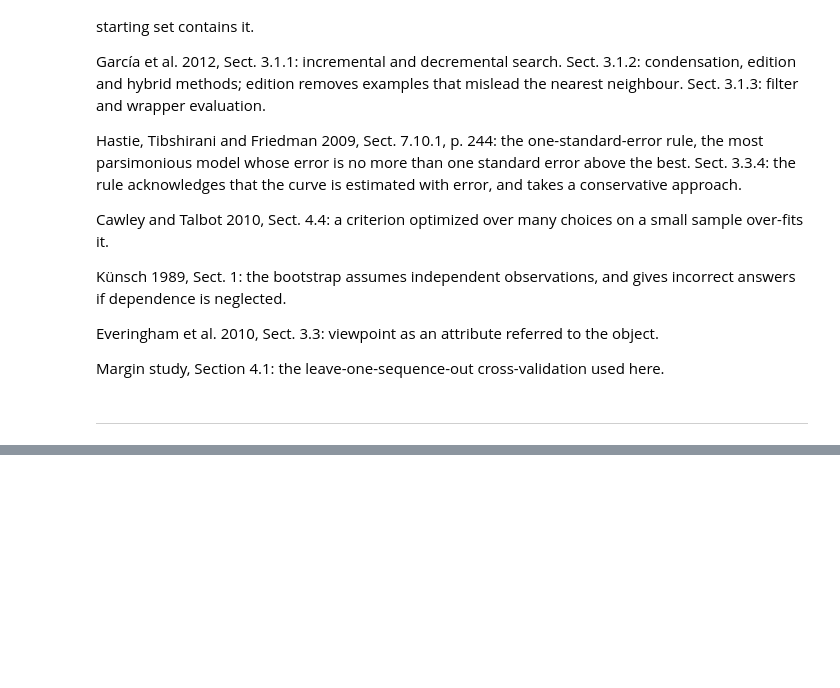
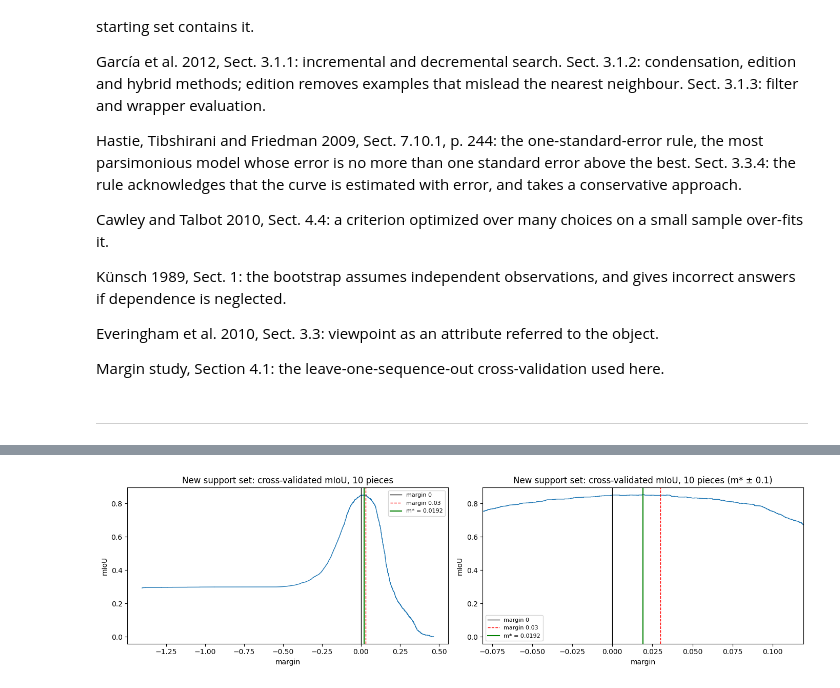
Before and after one commit to xrushofblood/vad_project, a Jupyter notebook: notebooks/phase_1_support_set_v2_study.ipynb, the cells around one changed output, grey strips where cells are left out. Cells and saved outputs as stored; diff of their text form; code cells hidden in the pictures; blank space fills up the shorter version.

Commit message:
Support-set study on V2: Section 7, margin of the new support set

```diff
--- a/notebooks/phase_1_support_set_v2_study.ipynb
+++ b/notebooks/phase_1_support_set_v2_study.ipynb
@@ -1331,0 +1460,18 @@ Margin study, Section 4.1: the leave-one-sequence-out cross-validation used here
+# %%
+# 7.2 The curve: cross-validated mIoU (10 pieces) against the margin, full range and around m*
+miou, lower, upper = CURVE_NEW["10 pieces"]
+fig, axes = plt.subplots(1, 2, figsize=(14, 4))
+for ax, zoom in zip(axes, [None, 0.1]):
+    ax.step(upper[::-1], miou[::-1], where="pre", linewidth=1)            # mIoU of step k holds up to upper[k]
+    ax.axvline(0.0, color="black", linewidth=1, label="margin 0")
+    ax.axvline(0.03, color="red", linestyle="--", linewidth=1, label="margin 0.03")
+    ax.axvline(NEW_MARGIN, color="green", linewidth=1.5, label=f"m* = {NEW_MARGIN:.4f}")
+    if zoom is not None:                                                   # display only
+        ax.set_xlim(NEW_MARGIN - zoom, NEW_MARGIN + zoom)
+    ax.set(title="New support set: cross-validated mIoU, 10 pieces" + ("" if zoom is None else f" (m* ± {zoom})"),
+           xlabel="margin", ylabel="mIoU")
+    ax.legend(fontsize=8)
+plt.tight_layout()
+plt.show()
+# %% [output]
+[figure, added]
```
Also changed, not shown: parts of 7 cells of this notebook.
